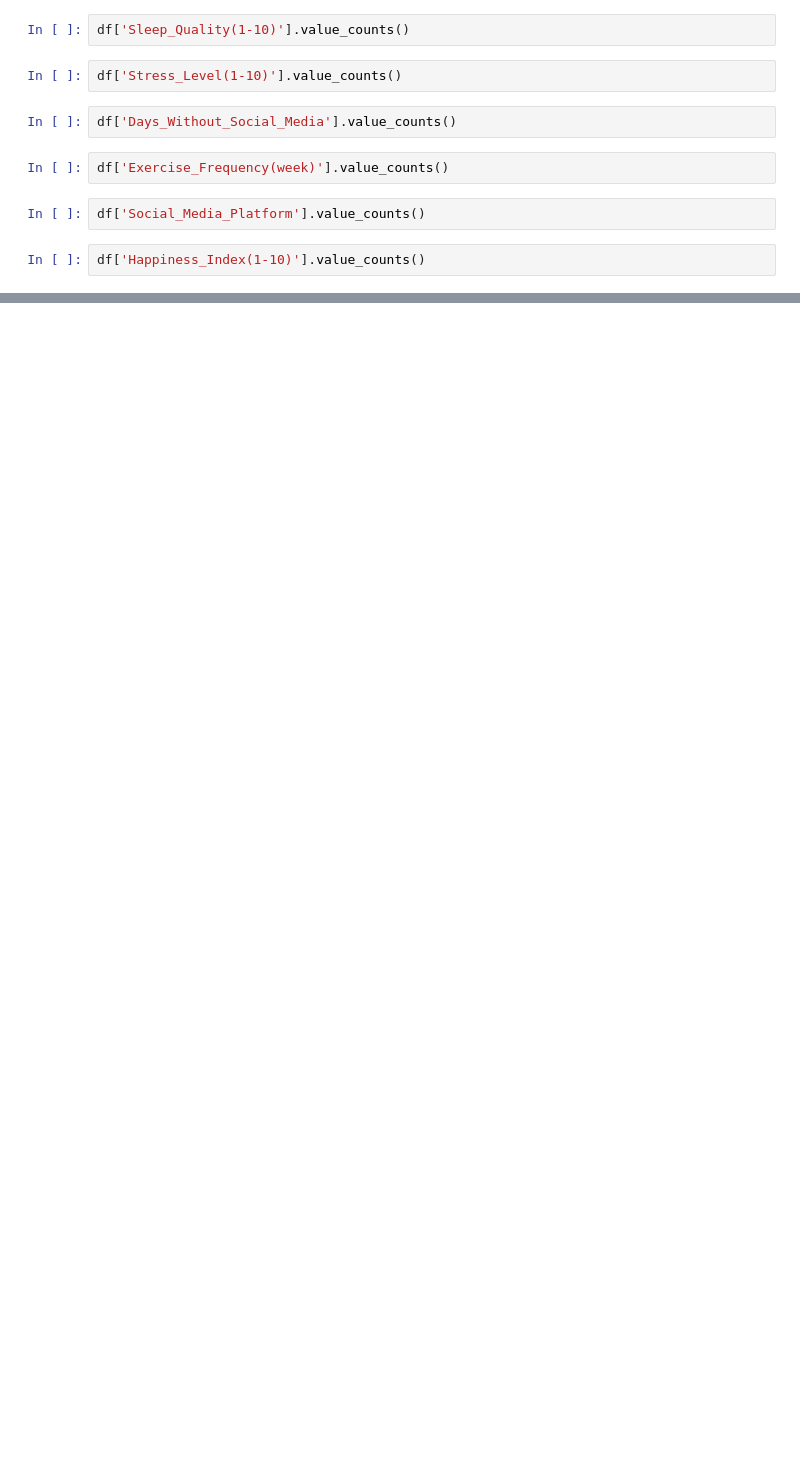
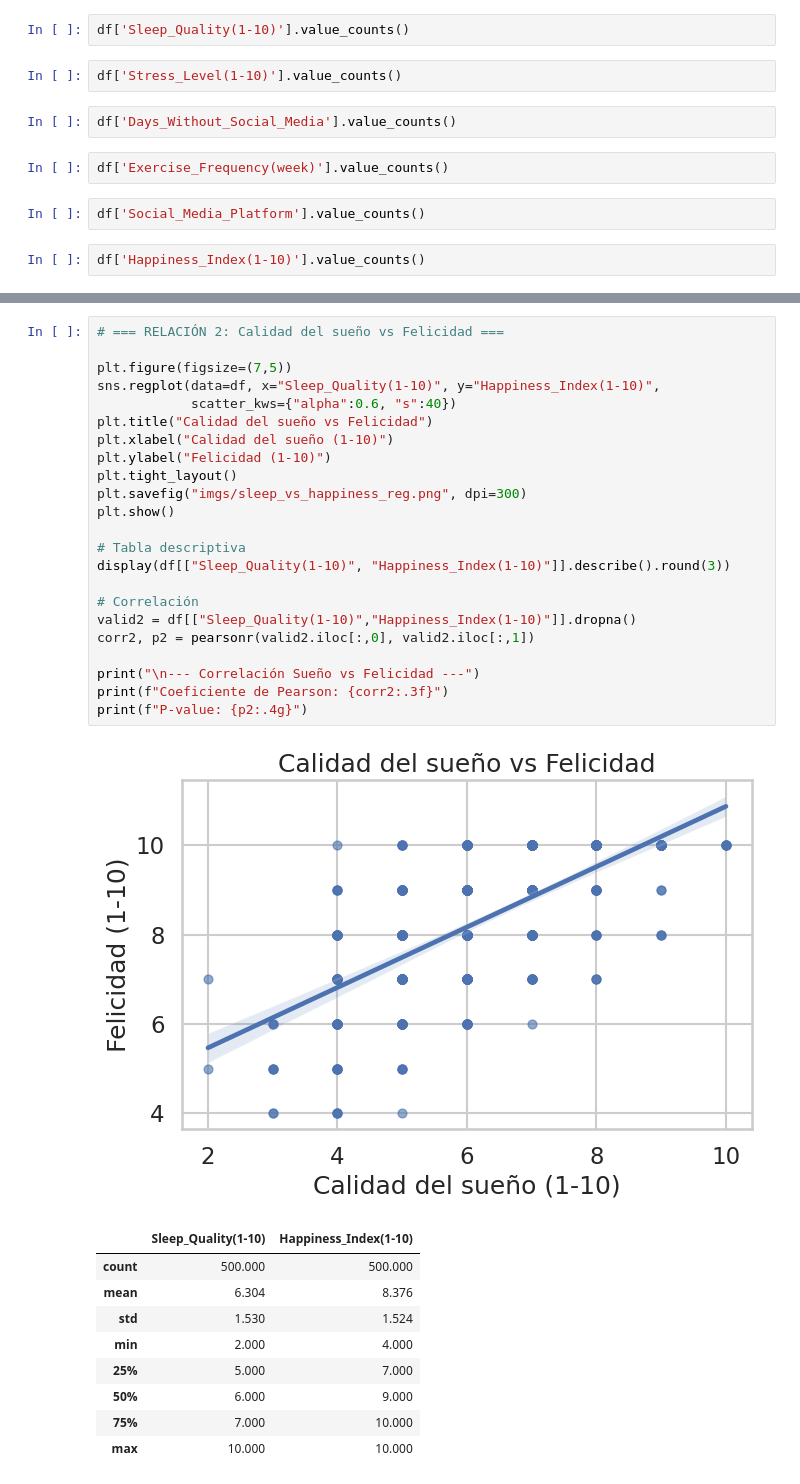
Before and after one commit to Neyder2502/salud-mental-analisis-datos, a Jupyter notebook: notebooks/Julio.ipynb, the cells around one changed output, grey strips where cells are left out. Saved outputs shown, nothing was run; the diff lists cells and outputs as text; blank space fills up the shorter version.

```diff
--- a/notebooks/Julio.ipynb
+++ b/notebooks/Julio.ipynb
@@ -88,0 +149,34 @@ df['Happiness_Index(1-10)'].value_counts()
+# %%
+# === RELACIÓN 2: Calidad del sueño vs Felicidad ===
+
+plt.figure(figsize=(7,5))
+sns.regplot(data=df, x="Sleep_Quality(1-10)", y="Happiness_Index(1-10)",
+            scatter_kws={"alpha":0.6, "s":40})
+plt.title("Calidad del sueño vs Felicidad")
+plt.xlabel("Calidad del sueño (1-10)")
+plt.ylabel("Felicidad (1-10)")
+plt.tight_layout()
+plt.savefig("imgs/sleep_vs_happiness_reg.png", dpi=300)
+plt.show()
+
+# Tabla descriptiva
+display(df[["Sleep_Quality(1-10)", "Happiness_Index(1-10)"]].describe().round(3))
+
+# Correlación
+valid2 = df[["Sleep_Quality(1-10)","Happiness_Index(1-10)"]].dropna()
+corr2, p2 = pearsonr(valid2.iloc[:,0], valid2.iloc[:,1])
+
+print("\n--- Correlación Sueño vs Felicidad ---")
+print(f"Coeficiente de Pearson: {corr2:.3f}")
+print(f"P-value: {p2:.4g}")
+# %% [output]
+[figure, added]
+|  | Sleep_Quality(1-10) | Happiness_Index(1-10) |
+| count | 500.000 | 500.000 |
+| mean | 6.304 | 8.376 |
+| std | 1.530 | 1.524 |
+| min | 2.000 | 4.000 |
+| 25% | 5.000 | 7.000 |
+| 50% | 6.000 | 9.000 |
+| 75% | 7.000 | 10.000 |
+| max | 10.000 | 10.000 |
```
Also changed, not shown: parts of 7 cells of this notebook.
